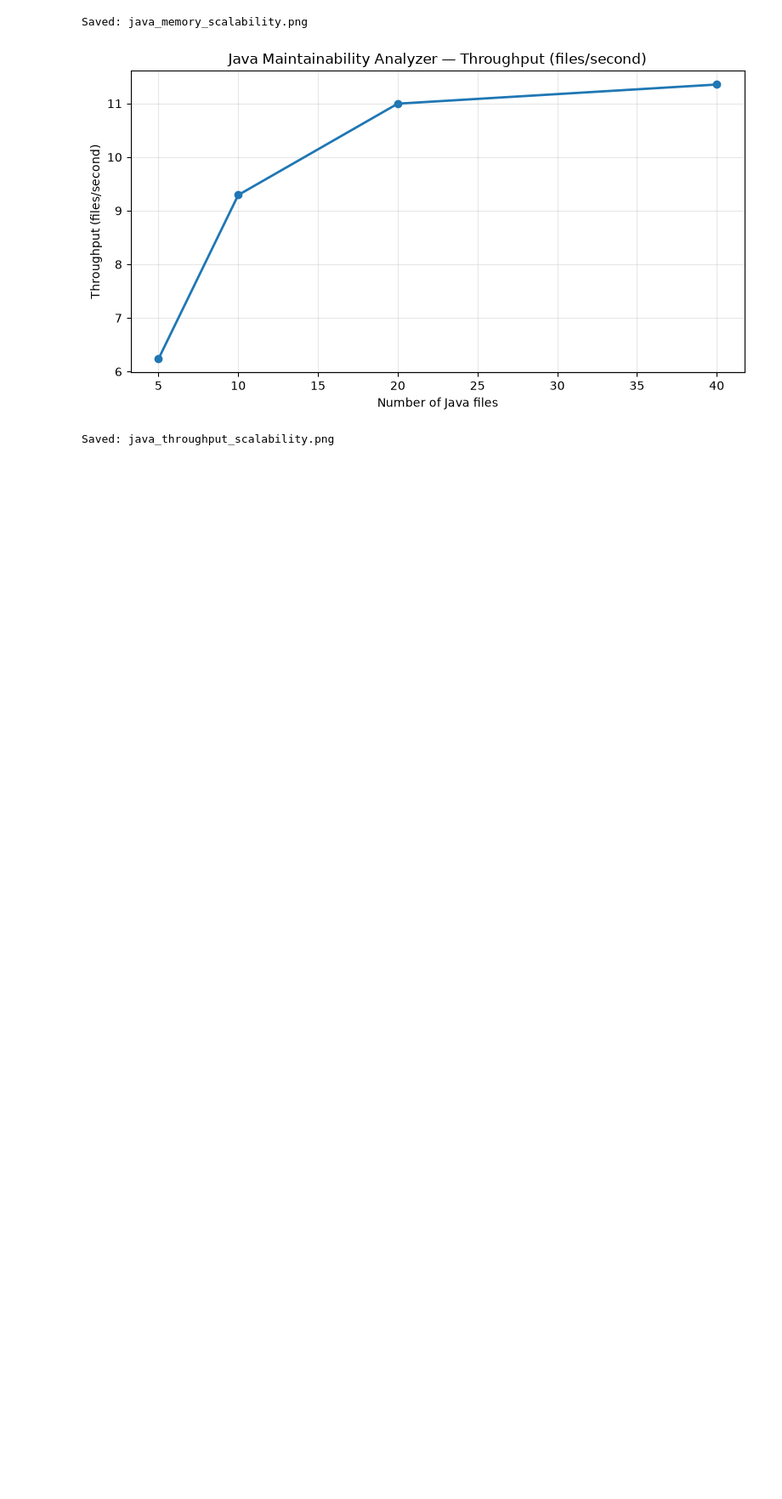
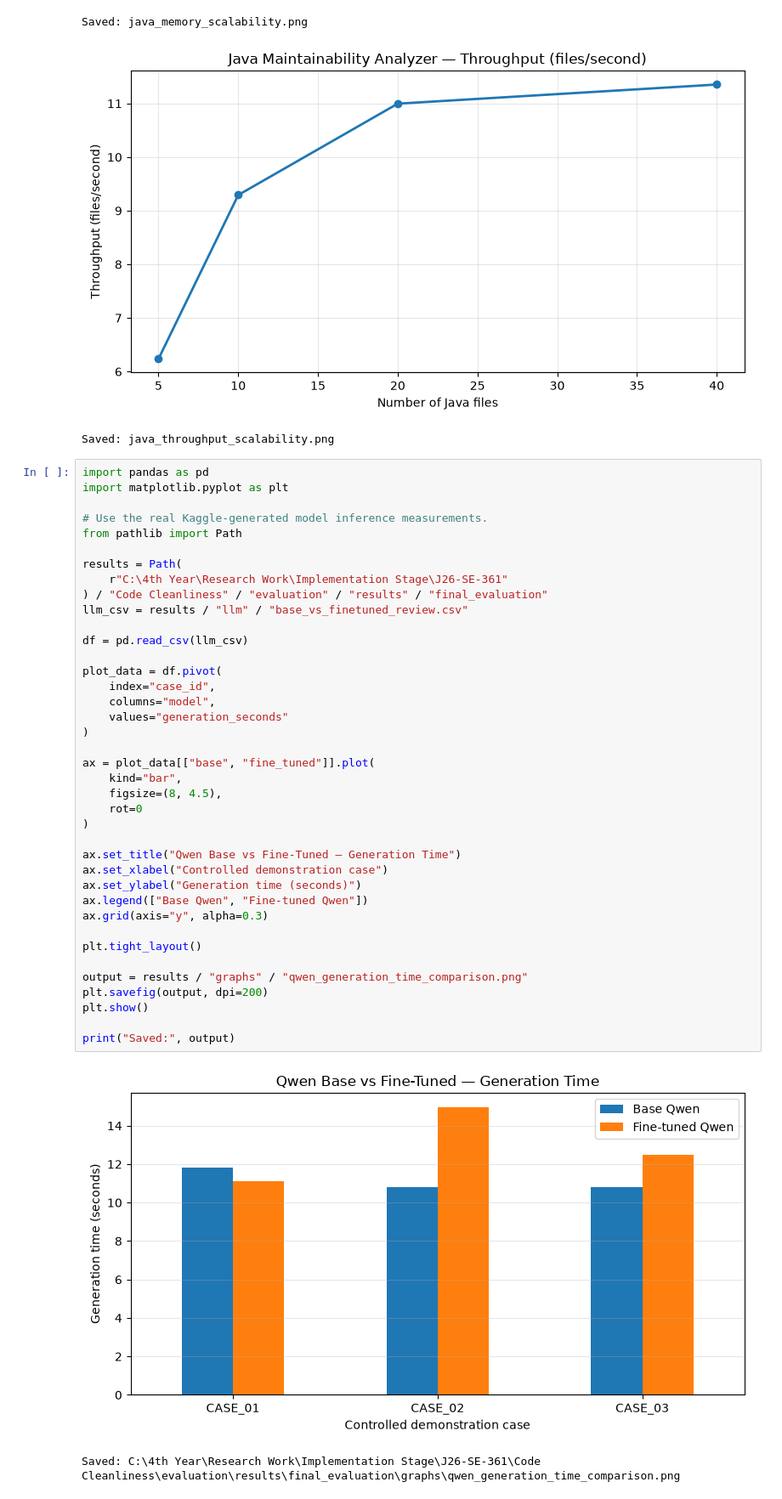
Before and after one commit to ThisaruYasanjith/J26-SE-361, a Jupyter notebook: Code Cleanliness/evaluation/notebooks/29f_reproducible_evaluation.ipynb, the cells around one changed output. Shown at 85% size. Saved outputs shown, nothing was run; the diff lists cells and outputs as text; blank space fills up the shorter version.

Commit message:
eval(cleanliness): add reproducible Qwen comparison graph

```diff
--- a/Code Cleanliness/evaluation/notebooks/29f_reproducible_evaluation.ipynb
+++ b/Code Cleanliness/evaluation/notebooks/29f_reproducible_evaluation.ipynb
@@ -319,3 +319,45 @@ Saved: java_runtime_scalability.png
 Saved: java_memory_scalability.png
 [figure]
 Saved: java_throughput_scalability.png
+# %%
+import pandas as pd
+import matplotlib.pyplot as plt
+
+# Use the real Kaggle-generated model inference measurements.
+from pathlib import Path
+
+results = Path(
+    r"C:\4th Year\Research Work\Implementation Stage\J26-SE-361"
+) / "Code Cleanliness" / "evaluation" / "results" / "final_evaluation"
+llm_csv = results / "llm" / "base_vs_finetuned_review.csv"
+
+df = pd.read_csv(llm_csv)
+
+plot_data = df.pivot(
+    index="case_id",
+    columns="model",
+    values="generation_seconds"
+)
+
+ax = plot_data[["base", "fine_tuned"]].plot(
+    kind="bar",
+    figsize=(8, 4.5),
+    rot=0
+)
+
+ax.set_title("Qwen Base vs Fine-Tuned — Generation Time")
+ax.set_xlabel("Controlled demonstration case")
+ax.set_ylabel("Generation time (seconds)")
+ax.legend(["Base Qwen", "Fine-tuned Qwen"])
+ax.grid(axis="y", alpha=0.3)
+
+plt.tight_layout()
+
+output = results / "graphs" / "qwen_generation_time_comparison.png"
+plt.savefig(output, dpi=200)
+plt.show()
+
+print("Saved:", output)
+# %% [output]
+[figure, added]
+Saved: C:\4th Year\Research Work\Implementation Stage\J26-SE-361\Code Cleanliness\evaluation\results\final_evaluation\graphs\qwen_generation_time_comparison.png
```
Also changed, not shown: 1 other file.
